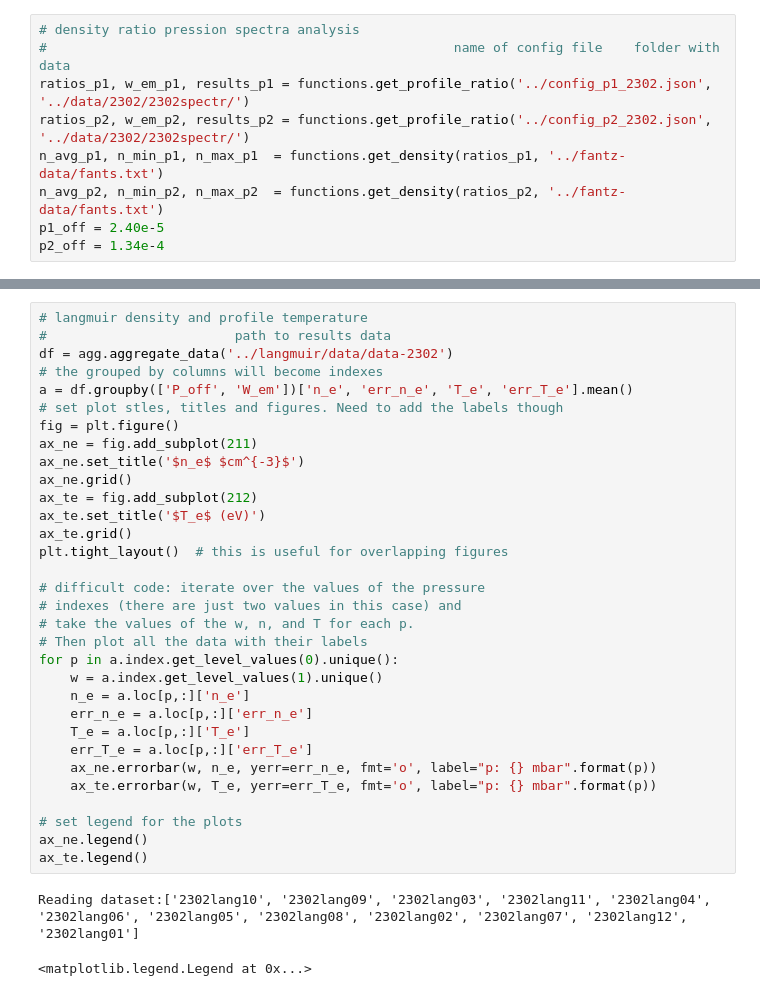
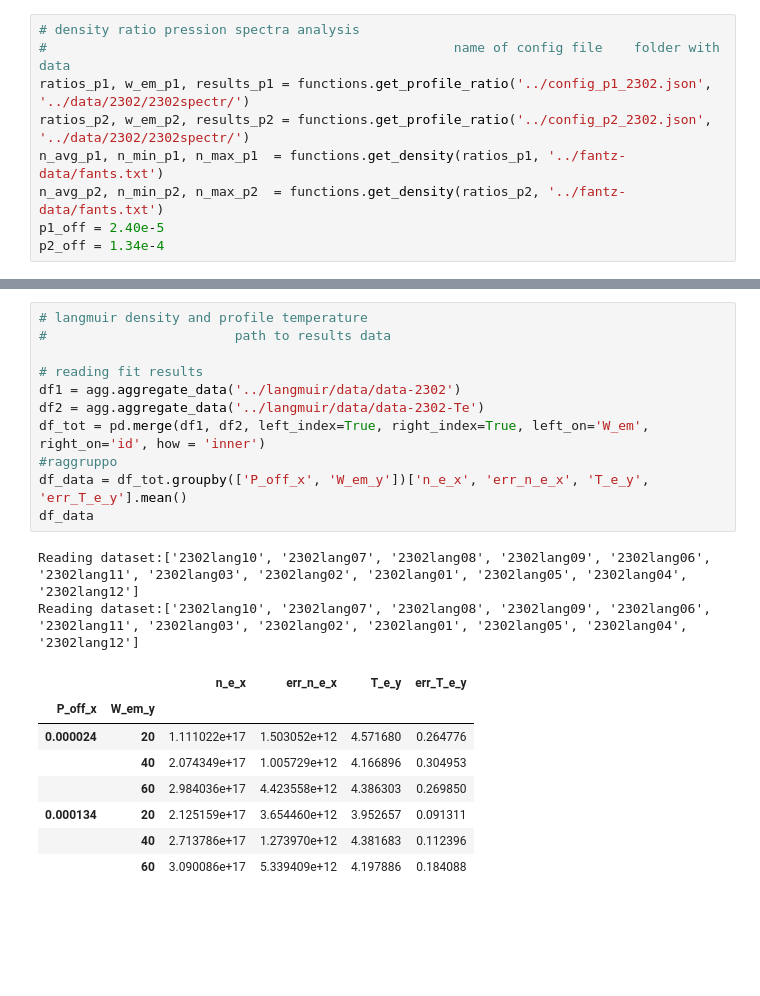
Before and after one commit to grigolet/lab16gym, a Jupyter notebook: notebooks/peak_analysis_ar_2302.ipynb, the cells around one changed output, grey strips where cells are left out. Cells and saved outputs as stored; diff of their text form; blank space fills up the shorter version.

```diff
--- a/notebooks/peak_analysis_ar_2302.ipynb
+++ b/notebooks/peak_analysis_ar_2302.ipynb
@@ -195,35 +184,22 @@ ax_spectr.grid()
-# %%
-# langmuir density and profile temperature
-#                        path to results data
-df = agg.aggregate_data('../langmuir/data/data-2302')
-# the grouped by columns will become indexes
-a = df.groupby(['P_off', 'W_em'])['n_e', 'err_n_e', 'T_e', 'err_T_e'].mean()
-# set plot stles, titles and figures. Need to add the labels though
-fig = plt.figure()
-ax_ne = fig.add_subplot(211)
-ax_ne.set_title('$n_e$ $cm^{-3}$')
-ax_ne.grid()
-ax_te = fig.add_subplot(212)
-ax_te.set_title('$T_e$ (eV)')
-ax_te.grid()
-plt.tight_layout()  # this is useful for overlapping figures
-
-# difficult code: iterate over the values of the pressure
-# indexes (there are just two values in this case) and
-# take the values of the w, n, and T for each p.
-# Then plot all the data with their labels
-for p in a.index.get_level_values(0).unique():
-    w = a.index.get_level_values(1).unique()
-    n_e = a.loc[p,:]['n_e']
-    err_n_e = a.loc[p,:]['err_n_e']
-    T_e = a.loc[p,:]['T_e']
-    err_T_e = a.loc[p,:]['err_T_e']
-    ax_ne.errorbar(w, n_e, yerr=err_n_e, fmt='o', label="p: {} mbar".format(p))
-    ax_te.errorbar(w, T_e, yerr=err_T_e, fmt='o', label="p: {} mbar".format(p))
-
-# set legend for the plots
-ax_ne.legend()
-ax_te.legend()
-# %% [output]
-Reading dataset:['2302lang10', '2302lang09', '2302lang03', '2302lang11', '2302lang04', '2302lang06', '2302lang05', '2302lang08', '2302lang02', '2302lang07', '2302lang12', '2302lang01']
-<matplotlib.legend.Legend at 0x...>
+# %%
+# langmuir density and profile temperature
+#                        path to results data
+
+# reading fit results
+df1 = agg.aggregate_data('../langmuir/data/data-2302')
+df2 = agg.aggregate_data('../langmuir/data/data-2302-Te')
+df_tot = pd.merge(df1, df2, left_index=True, right_index=True, left_on='W_em', right_on='id', how = 'inner')
+#raggruppo
+df_data = df_tot.groupby(['P_off_x', 'W_em_y'])['n_e_x', 'err_n_e_x', 'T_e_y', 'err_T_e_y'].mean()
+df_data
+# %% [output]
+Reading dataset:['2302lang10', '2302lang07', '2302lang08', '2302lang09', '2302lang06', '2302lang11', '2302lang03', '2302lang02', '2302lang01', '2302lang05', '2302lang04', '2302lang12']
+Reading dataset:['2302lang10', '2302lang07', '2302lang08', '2302lang09', '2302lang06', '2302lang11', '2302lang03', '2302lang02', '2302lang01', '2302lang05', '2302lang04', '2302lang12']
+|  |  | n_e_x | err_n_e_x | T_e_y | err_T_e_y |
+| P_off_x | W_em_y |  |  |  |  |
+| 0.000024 | 20 | 1.111022e+17 | 1.503052e+12 | 4.571680 | 0.264776 |
+|  | 40 | 2.074349e+17 | 1.005729e+12 | 4.166896 | 0.304953 |
+|  | 60 | 2.984036e+17 | 4.423558e+12 | 4.386303 | 0.269850 |
+| 0.000134 | 20 | 2.125159e+17 | 3.654460e+12 | 3.952657 | 0.091311 |
+|  | 40 | 2.713786e+17 | 1.273970e+12 | 4.381683 | 0.112396 |
+|  | 60 | 3.090086e+17 | 5.339409e+12 | 4.197886 | 0.184088 |
```
Also changed, not shown: parts of 11 cells of this notebook.
